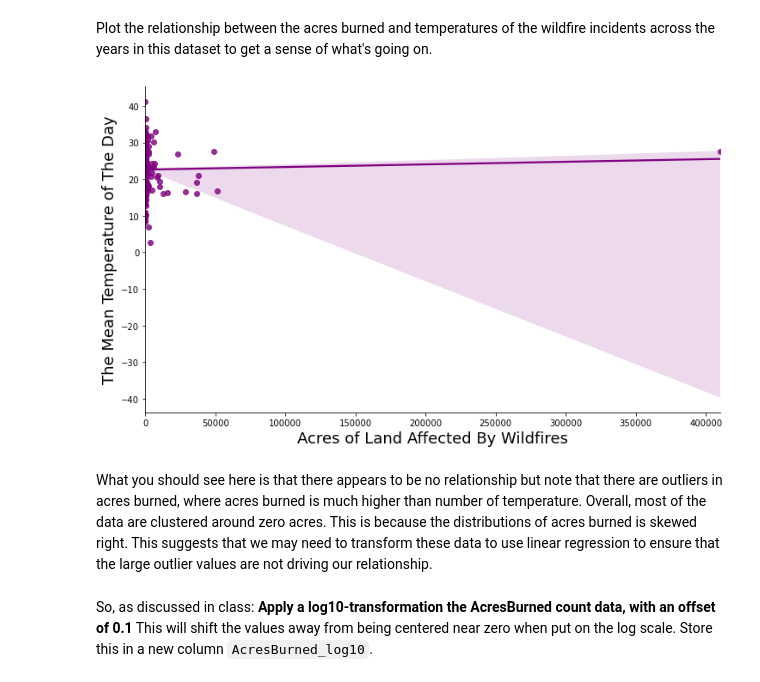
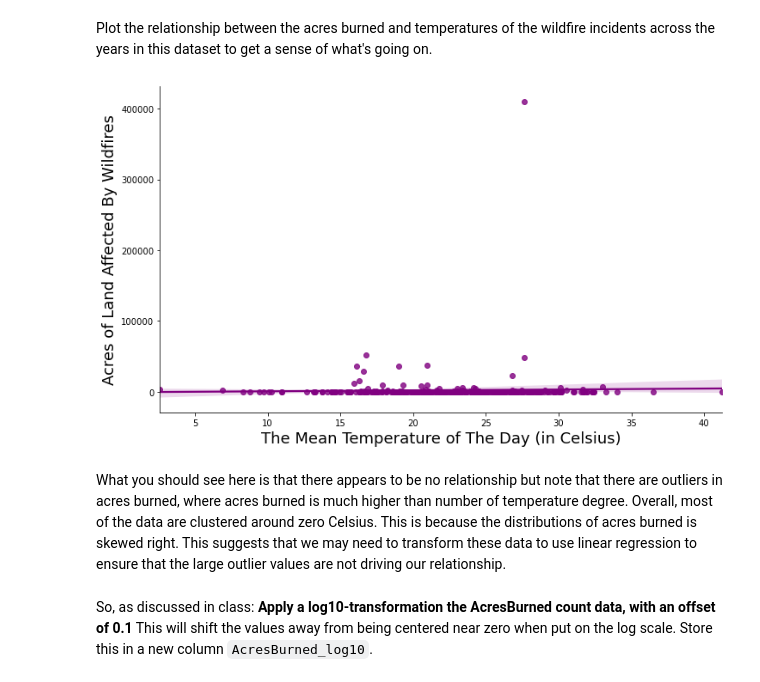
Before and after one commit to vikizzz/Analysis-on-the-Scale-of-Wildfire-Incident-in-California, a Jupyter notebook: EDACheckpoint_group010.ipynb, the cells around one changed output. Cells and saved outputs as stored; diff of their text form; code cells hidden in the pictures.

```diff
--- a/EDACheckpoint_group010.ipynb
+++ b/EDACheckpoint_group010.ipynb
@@ -412,21 +412,21 @@ The lineplot above shows us the changing of the scale of the wildfire incidents
 Plot the relationship between the acres burned and temperatures of the wildfire incidents across the years in this dataset to get a sense of what's going on.
 # %%
 # Relationship between the arces burned and temperatures of wildfire incidents
-sns.lmplot(x = 'AcresBurned',
-           y = 'Temp',
+sns.lmplot(x = 'Temp',
+           y = 'AcresBurned',
            data = df,
            fit_reg = True,
            height = 6,
            aspect = 1.7,
            line_kws={'color': 'purple'},
            scatter_kws={'color': 'purple'})
-plt.xlabel('Acres of Land Affected By Wildfires', size=18)
-plt.ylabel('The Mean Temperature of The Day', size=18)
+plt.ylabel('Acres of Land Affected By Wildfires', size=18)
+plt.xlabel('The Mean Temperature of The Day (in Celsius)', size=18)
 plt.title('');
 # %% [output]
-[figure, old version]
+[figure, new version]
 # %% [markdown]
-What you should see here is that there appears to be no relationship but note that there are outliers in acres burned, where acres burned is much higher than number of temperature. Overall, most of the data are clustered around zero acres. This is because the distributions of acres burned is skewed right. This suggests that we may need to transform these data to use linear regression to ensure that the large outlier values are not driving our relationship.
+What you should see here is that there appears to be no relationship but note that there are outliers in acres burned, where acres burned is much higher than number of temperature degree. Overall, most of the data are clustered around zero Celsius. This is because the distributions of acres burned is skewed right. This suggests that we may need to transform these data to use linear regression to ensure that the large outlier values are not driving our relationship.
 # %% [markdown]
 So, as discussed in class: **Apply a log10-transformation the AcresBurned count data, with an offset of 0.1** This will shift the values away from being centered near zero when put on the log scale. Store this in a new column `AcresBurned_log10`.
 # %%
```
Also changed, not shown: parts of 15 cells of this notebook.
